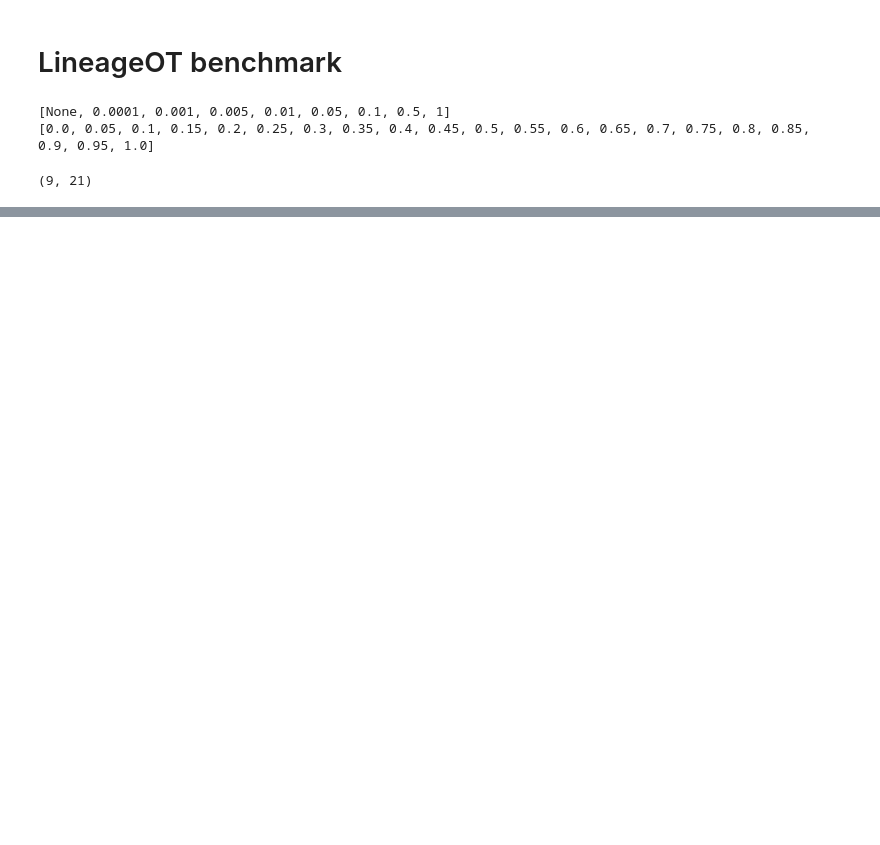
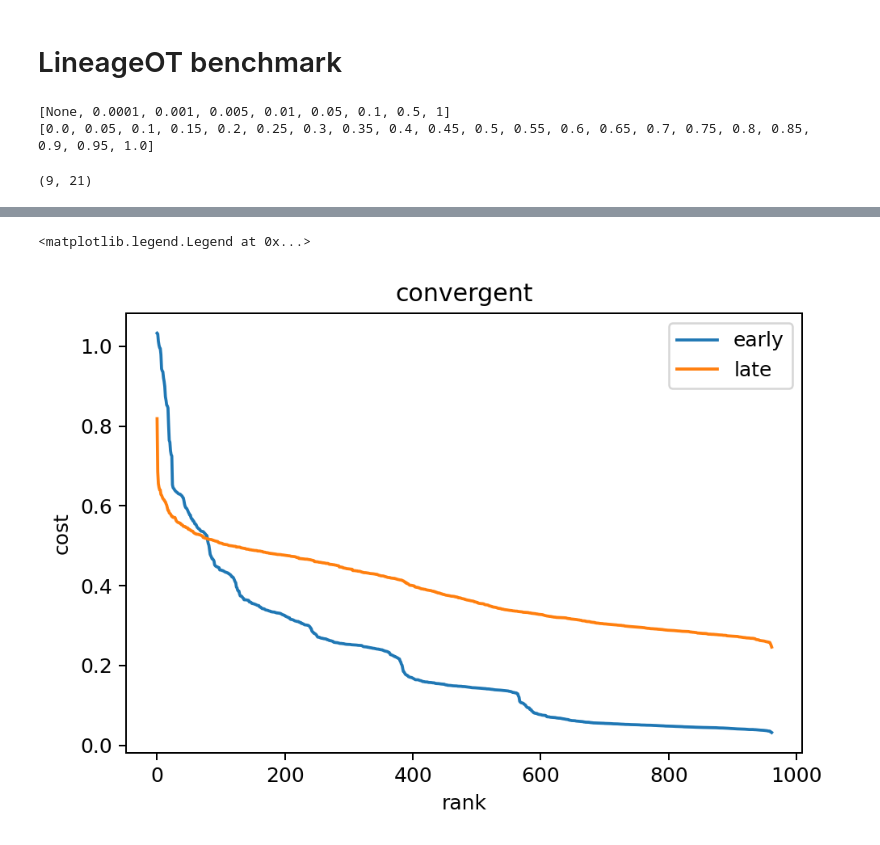
Before and after one commit to theislab/moscot, a Jupyter notebook: notebooks/MK_2021-09-27_convergence.ipynb, the cells around one changed output, grey strips where cells are left out. Cells and saved outputs as stored; diff of their text form; code cells hidden in the pictures; blank space fills up the shorter version.

```diff
--- a/notebooks/MK_2021-09-27_convergence.ipynb
+++ b/notebooks/MK_2021-09-27_convergence.ipynb
@@ -565,7 +651,7 @@ res = []
 rng = np.random.RandomState(42)
 seeds = [rng.randint(0, 2**32-1) for i in range(n_iters)]
 time = perf_counter()
-for seed in seeds:
+for seed in tqdm(seeds):
     try:
         tmp = benchmark_moscot(s, alpha=alpha, epsilon=epsilon, tree_type=tree_type, scale=scale,
                                init_method='random', seed=seed,
@@ -578,0 +684,14 @@ with open(f"{flow_type}_convergence.pickle", "wb") as fout:
+# %%
+ecs = sorted([r.early_cost for r in res])[::-1]
+lcs = sorted([r.late_cost for r in res])[::-1]
+# %%
+fig, ax = plt.subplots(dpi=180)
+ax.plot(ecs, label='early')
+ax.plot(lcs, label='late')
+ax.set_xlabel("rank")
+ax.set_ylabel("cost")
+ax.set_title(flow_type)
+ax.legend()
+# %% [output]
+<matplotlib.legend.Legend at 0x...>
+[figure, added]
```
Also changed, not shown: parts of 3 cells of this notebook, 1 other file.
